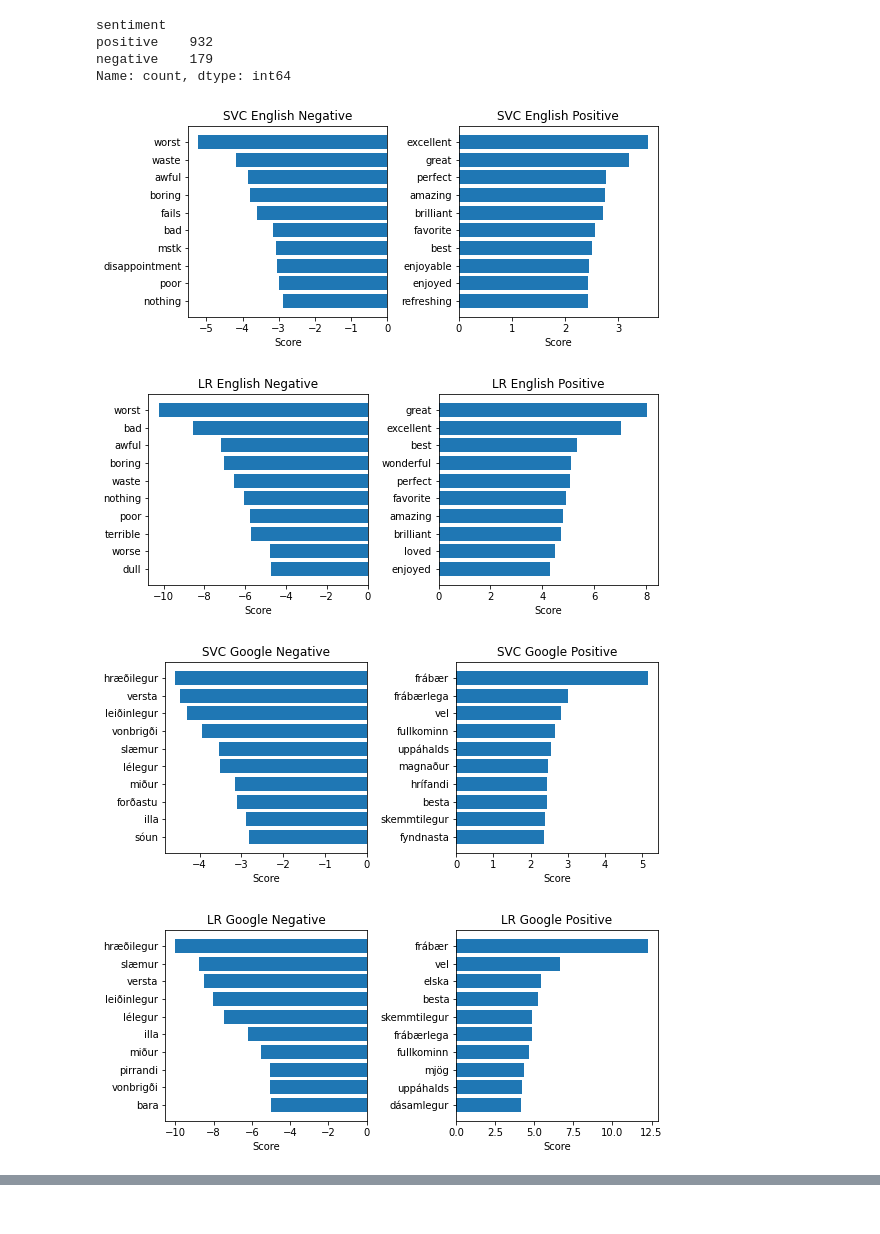
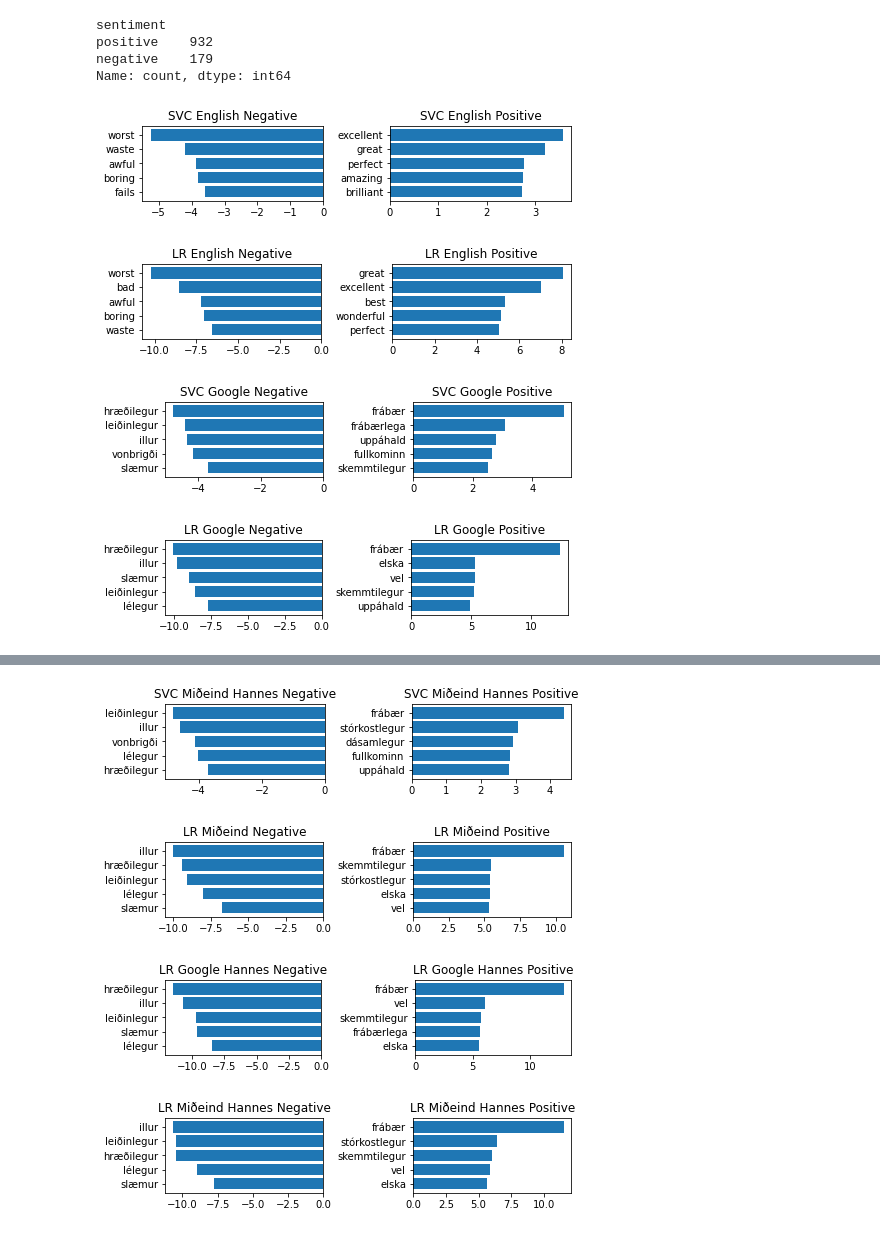
Before and after one commit to cadia-lvl/sentiment-analysis, a Jupyter notebook: src/BaselineClassifiersBinary.ipynb, the cells around one changed output, grey strips where cells are left out. Cells and saved outputs as stored; diff of their text form; code cells hidden in the pictures.

Commit message:
report

```diff
--- a/src/BaselineClassifiersBinary.ipynb
+++ b/src/BaselineClassifiersBinary.ipynb
@@ -139,13 +139,13 @@ def classify(path, train_path=None, eval_path=None):
     accuracy_lr = accuracy_score(y_test, predict_lr)
 
     print(nb_pipeline)
-    print(classification_report(y_test, predict_nb))
+    print(classification_report(y_test, predict_nb, digits=4))
 
-    print(svc_pipeline)
-    print(classification_report(y_test, predict_svc))
+    #print(svc_pipeline)
+    #print(classification_report(y_test, predict_svc, digits=4))
 
-    print(lr_pipeline)
-    print(classification_report(y_test, predict_lr))
+    #print(lr_pipeline)
+    #print(classification_report(y_test, predict_lr, digits=4))
 
     #return { "SVC": (1,2,3,4 ), "Naive Bayes": (1,2,3,4), "Logistic Regression": (1,2,3,4) }, ["F1", "Recall", "Precision", "Accuracy"]
     return ({ "Naive Bayes": (f1_nb, recall_nb, prec_nb, accuracy_nb), "LR": (f1_lr,recall_lr, prec_lr, accuracy_lr), "SVC": (f1_svc, recall_svc, prec_svc, accuracy_svc ) }, ["F1", "Recall", "Precision", "Accuracy"]), \
@@ -184,9 +184,9 @@ def plot_f1(f1s, title):
 
 
 #data = classify("../IMDB-Dataset-GoogleTranslate-Processed.csv")
-#data2, nb_mideind, svc_mideind, lr_mideind = classify("../IMDB-Dataset-MideindTranslate-proccessed-nefnir.csv")
-#data3, nb_google, svc_google, lr_google = classify("../IMDB-Dataset-GoogleTranslate-proccessed-nefnir.csv")
-#data1, nb_english, svc_english, lr_english = classify("../IMDB-Dataset-Processed.csv")
+data2, nb_mideind, svc_mideind, lr_mideind = classify("../IMDB-Dataset-MideindTranslate-proccessed-nefnir.csv")
+data3, nb_google, svc_google, lr_google = classify("../IMDB-Dataset-GoogleTranslate-proccessed-nefnir.csv")
+data1, nb_english, svc_english, lr_english = classify("../IMDB-Dataset-Processed.csv")
 
 #Hannes-Movie-Reviews-proccessed-nefnir-sentiment.csv
 data4, nb_hannes1, svc_hannes1, lr_hannes1 = classify(None, "../IMDB-Dataset-GoogleTranslate-proccessed-nefnir.csv", "../Hannes-Movie-Reviews-proccessed-nefnir-sentiment.csv")
@@ -194,9 +194,9 @@ data5, nb_hannes2, svc_hannes2, lr_hannes2 = classify(None, "../IMDB-Dataset-Mid
 
 #data4, nb_hannes, svc_hannes, lr_hannes = classify("../Hannes-Movie-Reviews-proccessed-nefnir-sentiment.csv")
 
-#plot_f1(data1, "English Classification Report")
-#plot_f1(data2, "Icelandic Miðeind Classification Report")
-#plot_f1(data3, "Icelandic Google Classification Report")
+plot_f1(data1, "English Classification Report")
+plot_f1(data2, "Icelandic Miðeind Classification Report")
+plot_f1(data3, "Icelandic Google Classification Report")
 plot_f1(data4, "Hannes Google Classification Report")
 plot_f1(data5, "Hannes Miðeind Classification Report")
 # %% [output]
@@ -317,14 +338,13 @@ def plot_important_words(top_scores, top_words, bottom_scores, bottom_words, nam
     bottom_words = [a[0] for a in bottom_pairs]
     bottom_scores = [a[1] for a in bottom_pairs]
     fig, ax = plt.subplots()
-    fig.set_figwidth(8)
-    fig.set_figheight(3.6)
+    fig.set_figwidth(6.8)
+    fig.set_figheight(1.8)
 
     ax = plt.subplot(121)
     y_pos = np.arange(len(bottom_words))
     p1 = plt.barh(y_pos, bottom_scores, align="center")
     plt.yticks(y_pos, bottom_words)
-    plt.xlabel("Score")
     negative_title = name % "Negative"
     plt.title(negative_title)
     plt.tight_layout()
@@ -336,36 +356,39 @@ def plot_important_words(top_scores, top_words, bottom_scores, bottom_words, nam
     ax = plt.subplot(122)
     y_pos = np.arange(len(top_words))
     p2 = plt.barh(y_pos, top_scores, align="center")
     plt.yticks(y_pos, top_words)
-    plt.xlabel("Score")
     positive_title = name % "Positive"
     plt.title(positive_title)
     plt.tight_layout()
     figname = name % "Important"
     plt.savefig("%s.png" % figname.replace(" ", "_"))
     plt.show()
 
 
 
 def show(model, name):
-    importance = get_most_important_features(model[0], model[1], 10)
+    importance = get_most_important_features(model[0], model[1], 5)
     top_scores = [a[0] for a in importance[0]["tops"]]
     top_words = [a[1] for a in importance[0]["tops"]]
     bottom_scores = [a[0] for a in importance[0]["bottom"]]
     bottom_words = [a[1] for a in importance[0]["bottom"]]
 
     plot_important_words(
         top_scores, top_words, bottom_scores, bottom_words, name
     )
 
 show(svc_english, "SVC English %s")
 show(lr_english, "LR English %s")
 show(svc_google, "SVC Google %s")
 show(lr_google, "LR Google %s")
 show(svc_mideind, "SVC Miðeind %s")
+show(svc_hannes1, "SVC Google Hannes %s")
+show(svc_hannes2, "SVC Miðeind Hannes %s")
 show(lr_mideind, "LR Miðeind %s")
+show(lr_hannes1, "LR Google Hannes %s")
+show(lr_hannes2, "LR Miðeind Hannes %s")
 # %% [output]
-[figure, old version]
+[figure, new version]
-[figure, old version]
+[figure, new version]
-[figure, old version]
+[figure, new version]
-[figure, old version]
+[figure, new version]
@@ -374,3 +397,7 @@ show(lr_mideind, "LR Miðeind %s")
+[figure, added]
+[figure, added]
+[figure, added]
+[figure, added]
 # %%
 def evaluate_score(text):
     text = [text]
```
Also changed, not shown: parts of 2 cells of this notebook, 3 other files.
